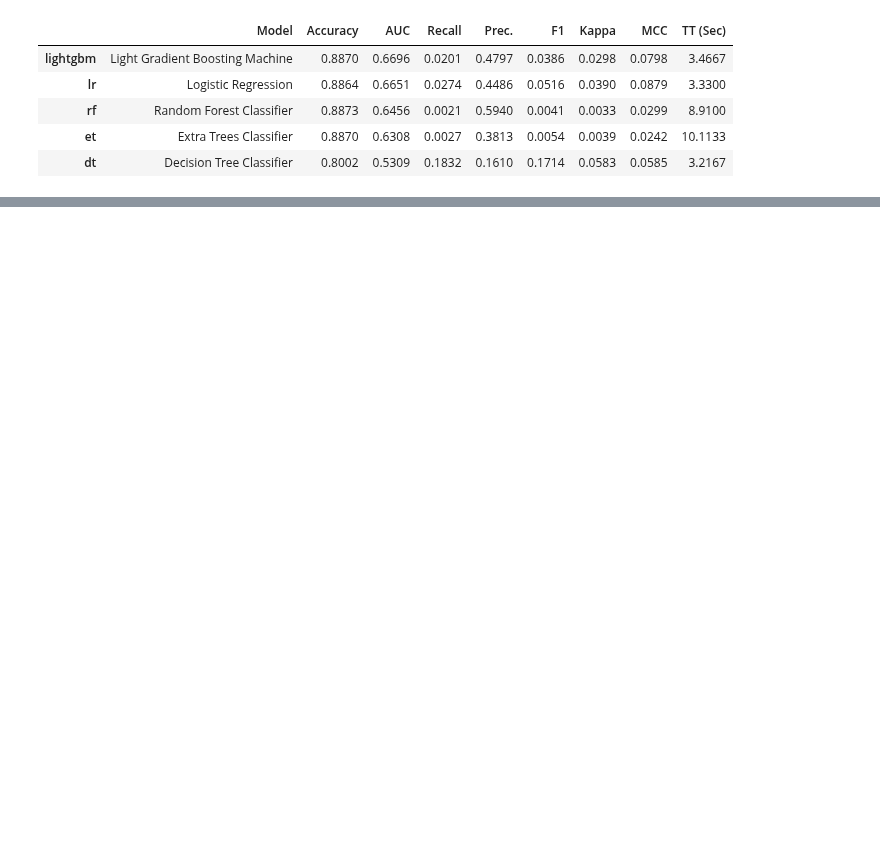
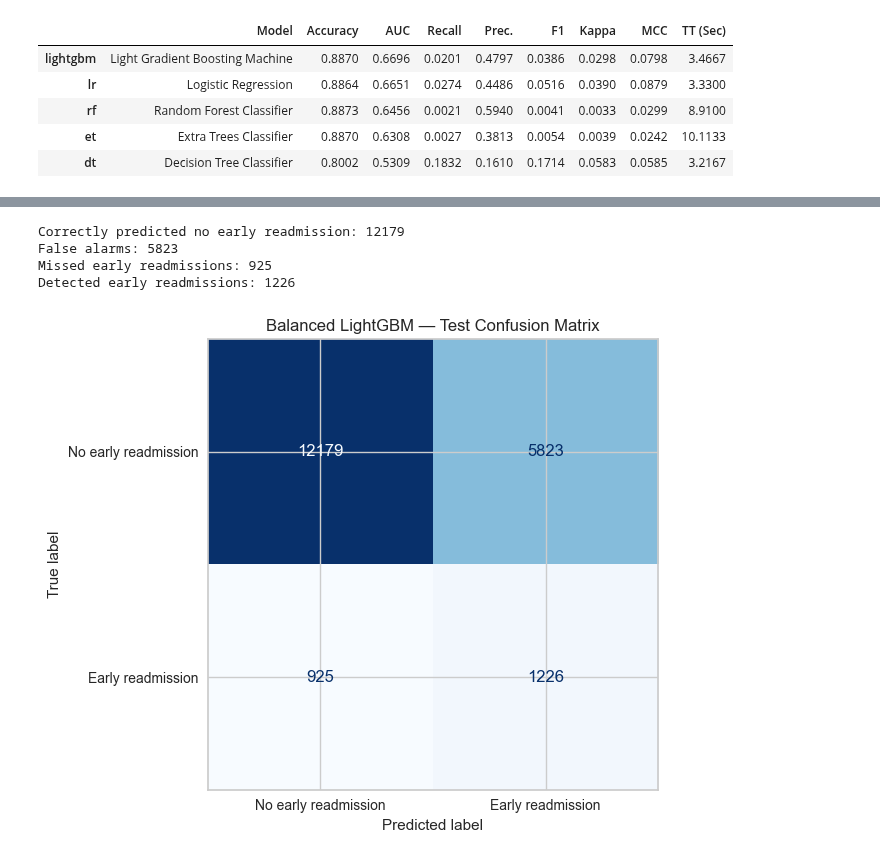
Before and after one commit to fernandatrevi/hospital-readmission-analysis, a Jupyter notebook: notebooks/03_model_comparison.ipynb, the cells around one changed output, grey strips where cells are left out. Cells and saved outputs as stored; diff of their text form; code cells hidden in the pictures; blank space fills up the shorter version.

Commit message:
Evaluate balanced LightGBM and document test performance

```diff
--- a/notebooks/03_model_comparison.ipynb
+++ b/notebooks/03_model_comparison.ipynb
@@ -197,3 +197,14 @@ display(comparison_results)
 | rf | Random Forest Classifier | 0.8873 | 0.6456 | 0.0021 | 0.5940 | 0.0041 | 0.0033 | 0.0299 | 8.9100 |
 | et | Extra Trees Classifier | 0.8870 | 0.6308 | 0.0027 | 0.3813 | 0.0054 | 0.0039 | 0.0242 | 10.1133 |
 | dt | Decision Tree Classifier | 0.8002 | 0.5309 | 0.1832 | 0.1610 | 0.1714 | 0.0583 | 0.0585 | 3.2167 |
+# %%
+# Give both classes equal total weight during training.
+# Evaluate with the same patient-grouped cross-validation.
+balanced_lightgbm = experiment.create_model(
+    "lightgbm",
+    class_weight="balanced"
+)
+
+# Save and display the validation results.
+balanced_results = experiment.pull()
+display(balanced_results)
@@ -199,0 +244,11 @@ display(comparison_results)
+# %%
+# Evaluate the balanced model on the reserved test partition.
+# Keep the classification threshold fixed at 0.50.
+test_predictions = experiment.predict_model(
+    balanced_lightgbm,
+    probability_threshold=0.50
+)
+
+# Store and display the test metrics.
+test_results = experiment.pull()
+display(test_results)
@@ -199,0 +260,39 @@ display(comparison_results)
+# %%
+from sklearn.metrics import confusion_matrix
+
+# Count correct predictions, false alarms, and missed readmissions.
+tn, fp, fn, tp = confusion_matrix(
+    test_predictions["early_readmission"],
+    test_predictions["prediction_label"],
+    labels=[0, 1]
+).ravel()
+
+print("Correctly predicted no early readmission:", tn)
+print("False alarms:", fp)
+print("Missed early readmissions:", fn)
+print("Detected early readmissions:", tp)
+# %% [output]
+Correctly predicted no early readmission: 12179
+False alarms: 5823
+Missed early readmissions: 925
+Detected early readmissions: 1226
+# %%
+import matplotlib.pyplot as plt
+from sklearn.metrics import ConfusionMatrixDisplay
+
+# Plot the test results: rows = actual, columns = predicted.
+ConfusionMatrixDisplay.from_predictions(
+    test_predictions["early_readmission"],
+    test_predictions["prediction_label"],
+    labels=[0, 1],
+    display_labels=["No early readmission", "Early readmission"],
+    cmap="Blues",
+    values_format="d",
+    colorbar=False
+)
+
+plt.title("Balanced LightGBM — Test Confusion Matrix")
+plt.tight_layout()
+plt.show()
+# %% [output]
+[figure, added]
```
Also changed, not shown: parts of 4 cells of this notebook.
